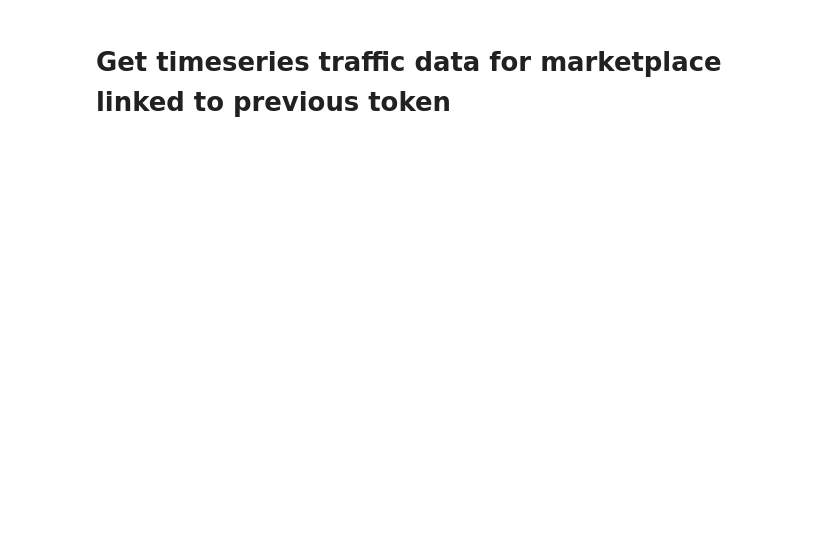
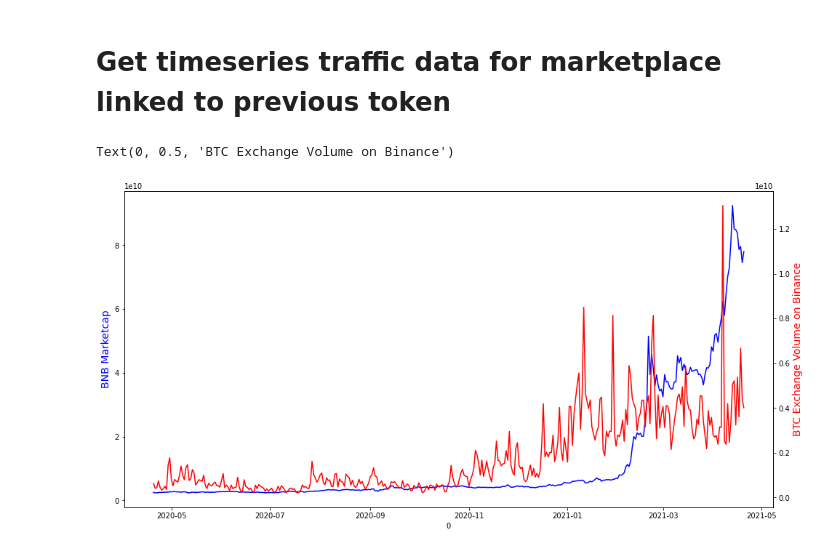
Before and after one commit to a-pellissier/cryptoanalysis_acc, a Jupyter notebook: API exploration.ipynb, the cells around one changed output. Drawn from its saved outputs; the diff is of its cells as text; code cells hidden in the pictures; blank space fills up the shorter version.

```diff
--- a/API exploration.ipynb
+++ b/API exploration.ipynb
@@ -74,21 +79,34 @@ plt.plot(bnb_marketcap[0], bnb_marketcap[1])
 # %% [markdown]
 <h1>Get timeseries traffic data for marketplace linked to previous token</h1>
 # %%
-base_url = "https://data.messari.io/api/v1/markets"
+base_url = "https://data.messari.io/api/v1/markets/binance-btc-usdt/metrics/real.vol/time-series"
 
-assetKey = "/bnb/"
-
-endpoint_url = "metrics/mcap.circ/time-series"
-
-params_dict = {"start": 1587479311,
-              "end": 1619015311,
+params_dict = {"start": int(datetime.datetime.timestamp(start_date)),
+              "end": int(datetime.datetime.timestamp(end_date)),
               "interval": "1d"}
 
 headers_dict = {"x-messari-api-key": api_key}
 
 response = requests.get(base_url,
-                        headers = headers_dict)
+                        headers = headers_dict,
+                       params = params_dict)
 
 if response.status_code != 200:
     print("Error")
-data = response.json()
+data_binance_btc = response.json()
+# %%
+data_binance_btc = pd.DataFrame(data_binance_btc['data']['values'])
+# %%
+data_binance_btc[0] = pd.to_datetime(data_binance_btc[0], unit="ms")
+bnb_marketcap[0] = pd.to_datetime(bnb_marketcap[0], unit="ms")
+# %%
+fig, ax = plt.subplots(1,1, figsize=(16,8))
+
+sns.lineplot(x= bnb_marketcap[0], y= bnb_marketcap[1], ax=ax, color= 'blue');
+ax.set_ylabel("BNB Marketcap", color='blue', fontsize=14)
+axbis = ax.twinx()
+sns.lineplot(x= data_binance_btc[0], y= data_binance_btc[1], ax=axbis, color = "red");
+axbis.set_ylabel("BTC Exchange Volume on Binance", color='red', fontsize=14)
+# %% [output]
+Text(0, 0.5, 'BTC Exchange Volume on Binance')
+[figure, added]
```
Also changed, not shown: parts of 6 cells of this notebook.
